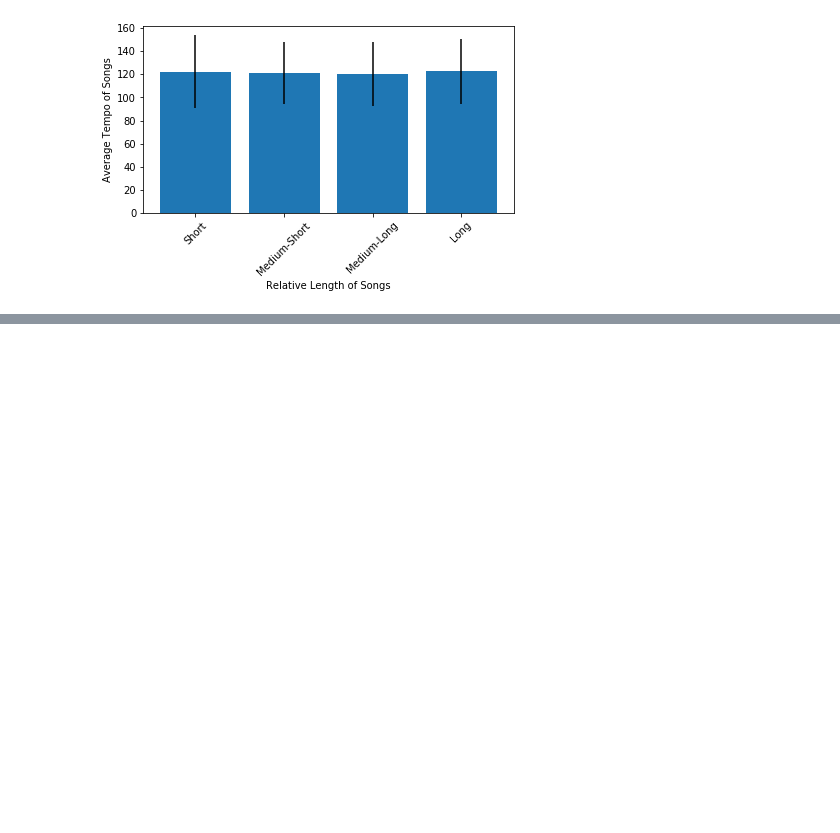
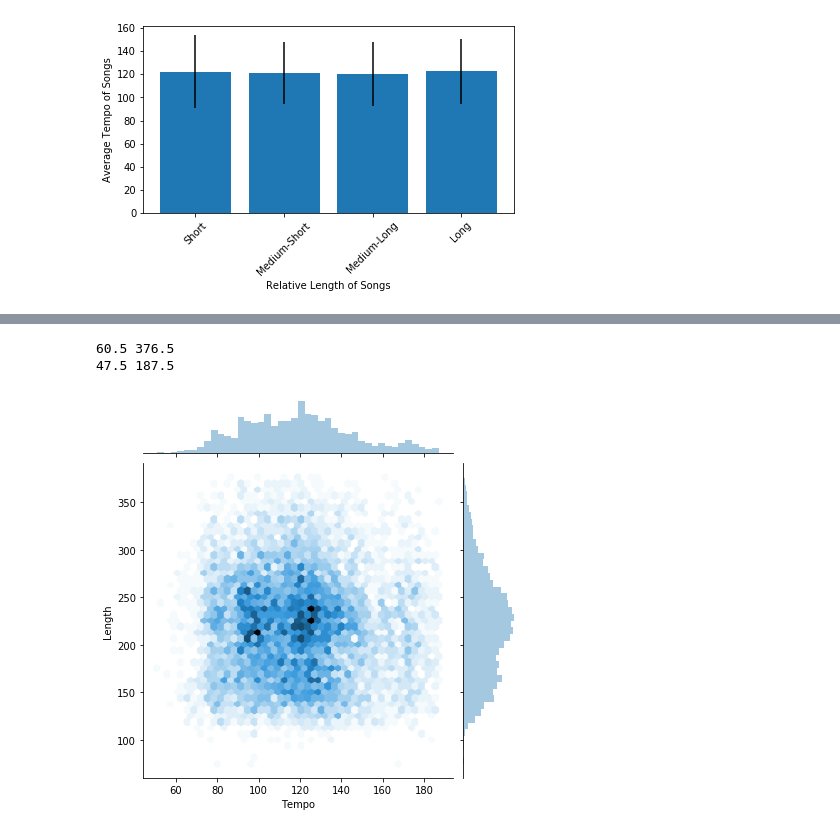
Before and after one commit to LRiceBall/Project-Group-5, a Jupyter notebook: start.ipynb, the cells around one changed output, grey strips where cells are left out. Saved outputs shown, nothing was run; the diff lists cells and outputs as text; code cells hidden in the pictures; blank space fills up the shorter version.

```diff
--- a/start.ipynb
+++ b/start.ipynb
@@ -448,0 +523,11 @@ plt.savefig("Images/LenCategoriesperBPM.png")
+# %%
+compare3_df = new_df.sort_values(by="Weeks on Chart")
+compare3_df = compare3_df.drop_duplicates(["Song"], keep="last")
+
+compare3_df["Length"] = compare3_df["Length"].apply(convert)
+compare3_df["Tempo"] = compare3_df["Tempo"].apply(rounding)
+
+compare3_df = compare3_df.loc[(compare3_df["Peak Position"] <= 40)]
+compare3_df = compare3_df.loc[(compare3_df["Length"] < 377) & (compare3_df["Length"] > 61)]
+compare3_df = compare3_df.loc[(compare3_df["Tempo"] > 48) & (compare3_df["Tempo"] < 188)]
+compare3_df.describe()
@@ -448,0 +544,26 @@ plt.savefig("Images/LenCategoriesperBPM.png")
+# %%
+iqr1 = (258 - 179)
+lower1 = 179 - (1.5*iqr1)
+upper1 = 258 + (1.5*iqr1)
+
+print(f"{lower1} {upper1}")
+
+iqr2 = (135 - 100)
+lower2 = 100 - (1.5*iqr2)
+upper2 = 135 + (1.5*iqr2)
+
+print(f"{lower2} {upper2}")
+# %% [output]
+60.5 376.5
+47.5 187.5
+# %%
+x = compare3_df["Tempo"]
+y = compare3_df["Length"]
+
+heatmap, xedges, yedges = np.histogram2d(x, y, bins=50)
+extent = [xedges[0], xedges[-1], yedges[0], yedges[-1]]
+
+sns.jointplot(x="Tempo", y="Length", data=compare3_df, kind="hex")
+plt.savefig("Images/LenvsBPMheatmap2.png")
+# %% [output]
+[figure, added]
```
Also changed, not shown: parts of 11 cells of this notebook.
